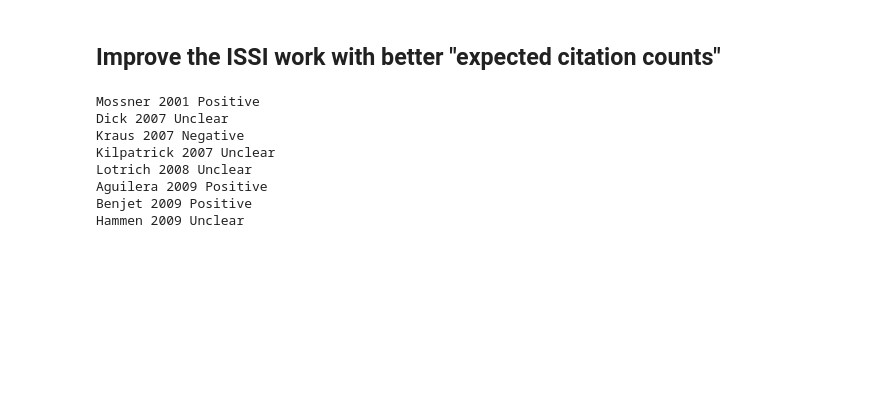
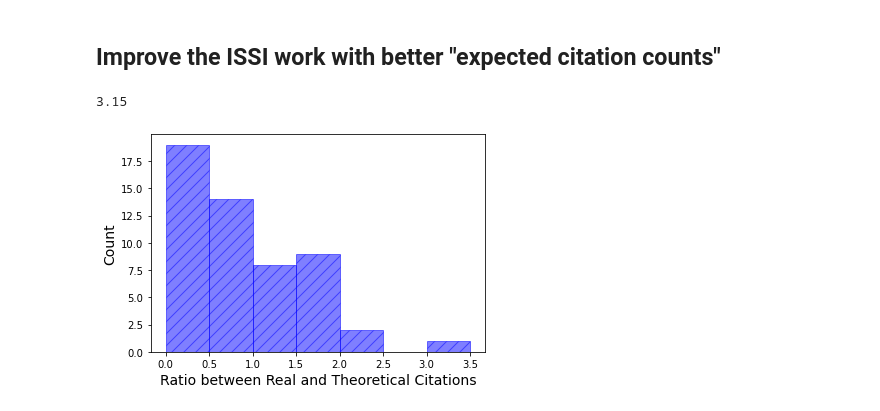
Before and after one commit to infoqualitylab/citation_bias_study, a Jupyter notebook: zhonghe/ISSI_citation_bias_improved.ipynb, the cells around one changed output. Saved outputs shown, nothing was run; the diff lists cells and outputs as text; code cells hidden in the pictures; blank space fills up the shorter version.

```diff
--- a/zhonghe/ISSI_citation_bias_improved.ipynb
+++ b/zhonghe/ISSI_citation_bias_improved.ipynb
@@ -226,7 +226,7 @@ if p == draw - 1:
 # %% [output]
 complete the simulation for 1000 times.
 # %%
-expected_citation_df['degree'] = expected_citation_df['degree']*draw
+expected_citation_df['degree'] = expected_citation_df['degree']/draw
 expected_citation_df
 # %% [output]
 |  | node | degree |
@@ -350,13 +350,20 @@ for idx, degree in enumerate(g_degree):
                             ignore_index=True)
     else:
         last_generation.append(idx) # not suppose to have citations because of the constructs
+# %%
+# max
+degree_ratio['degree_ratio'].max()
+# %% [output]
+3.15
 # %%
-bins = np.linspace(0,1,11)
+bins = [0,0.5,1.0,1.5,2.0,2.5,3.0,3.5]
 plt.hist(degree_ratio['degree_ratio'], bins=bins,color='blue', edgecolor='blue', linewidth=1, hatch="//",
          histtype='bar', alpha=0.5)
 plt.xlabel('Ratio between Real and Theoretical Citations',fontsize=14)
 plt.ylabel('Count',fontsize=14)
 plt.show()
+# %% [output]
+[figure, added]
 # %%
 low_cutoff = 0.3
 high_cutoff = 0.9
@@ -380,15 +387,6 @@ for node in g.vs.indices:
 color_dict = {"High": "green", "Low": "pink", "Average": "light blue","Last Generation":"white"}
 g.vs["color"] = [color_dict[ratio] for ratio in g.vs["citation_ratio"]]
 plot(g,bbox=(600,600),margin=50,layout="kk",vertex_label_size=10,edge_arrow_size=0.5,edge_arrow_width=1.5).show()
-# %% [output]
-Mossner 2001 Positive
-Dick 2007 Unclear
-Kraus 2007 Negative
-Kilpatrick 2007 Unclear
-Lotrich 2008 Unclear
-Aguilera 2009 Positive
-Benjet 2009 Positive
-Hammen 2009 Unclear
 # %%
 # print out paper with low ratio between real and expected citation counts
 for node in idx_low:
```
Also changed, not shown: parts of 7 cells of this notebook.
